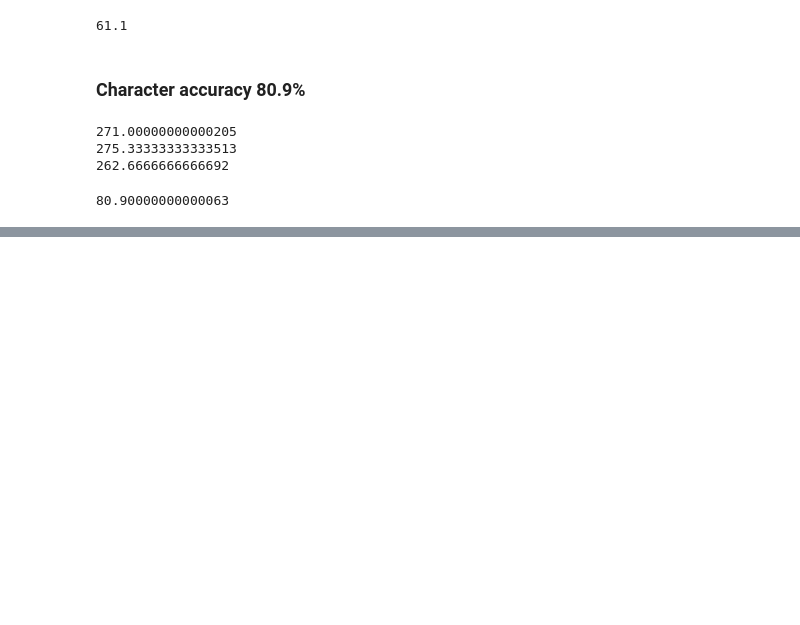
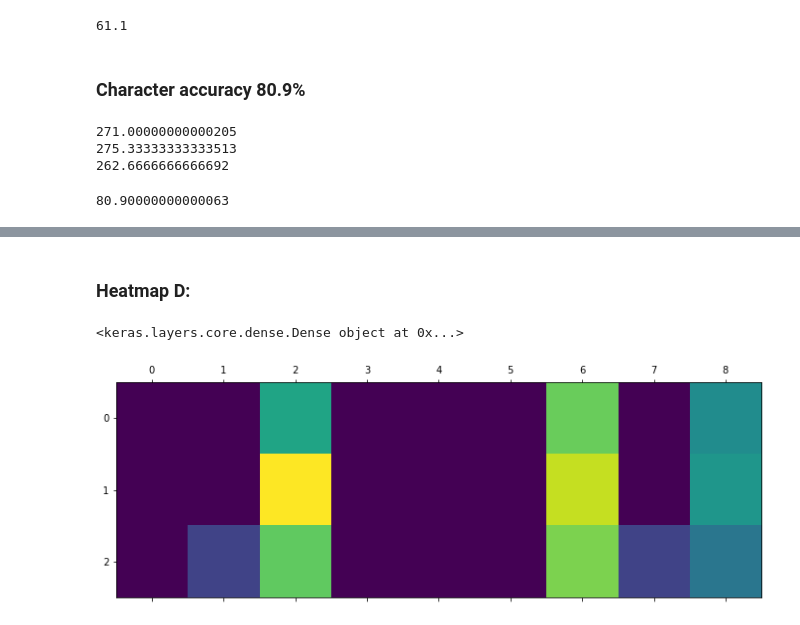
Before and after one commit to mathh17/Anvendt_ML_Eskamens_project, a Jupyter notebook: Q2_3_FinalModel.ipynb, the cells around one changed output, grey strips where cells are left out. Cells and saved outputs as stored; diff of their text form; code cells hidden in the pictures; blank space fills up the shorter version.

```diff
--- a/Q2_3_FinalModel.ipynb
+++ b/Q2_3_FinalModel.ipynb
@@ -647,0 +769,2 @@ model_D_aug.save('models/D_CNN_Final.h5')
+# %% [markdown]
+### Heatmap D:
@@ -647,0 +824,23 @@ model_D_aug.save('models/D_CNN_Final.h5')
+# %%
+# Prepare image
+img_array = x_test[49:50]
+
+# Make model
+model = loaded_D
+
+# Remove last layer's softmax
+model.layers[-1].activation = None
+
+# Print what the top predicted class is
+preds = model.predict(img_array)
+
+# Generate class activation heatmap
+#print(model.layers[17])
+heatmap = make_gradcam_heatmap(img_array, model,11)
+
+# Display heatmap
+plt.matshow(heatmap)
+plt.show()
+# %% [output]
+<keras.layers.core.dense.Dense object at 0x...>
+[figure, added]
```
Also changed, not shown: parts of 44 cells of this notebook, 1 other file.
